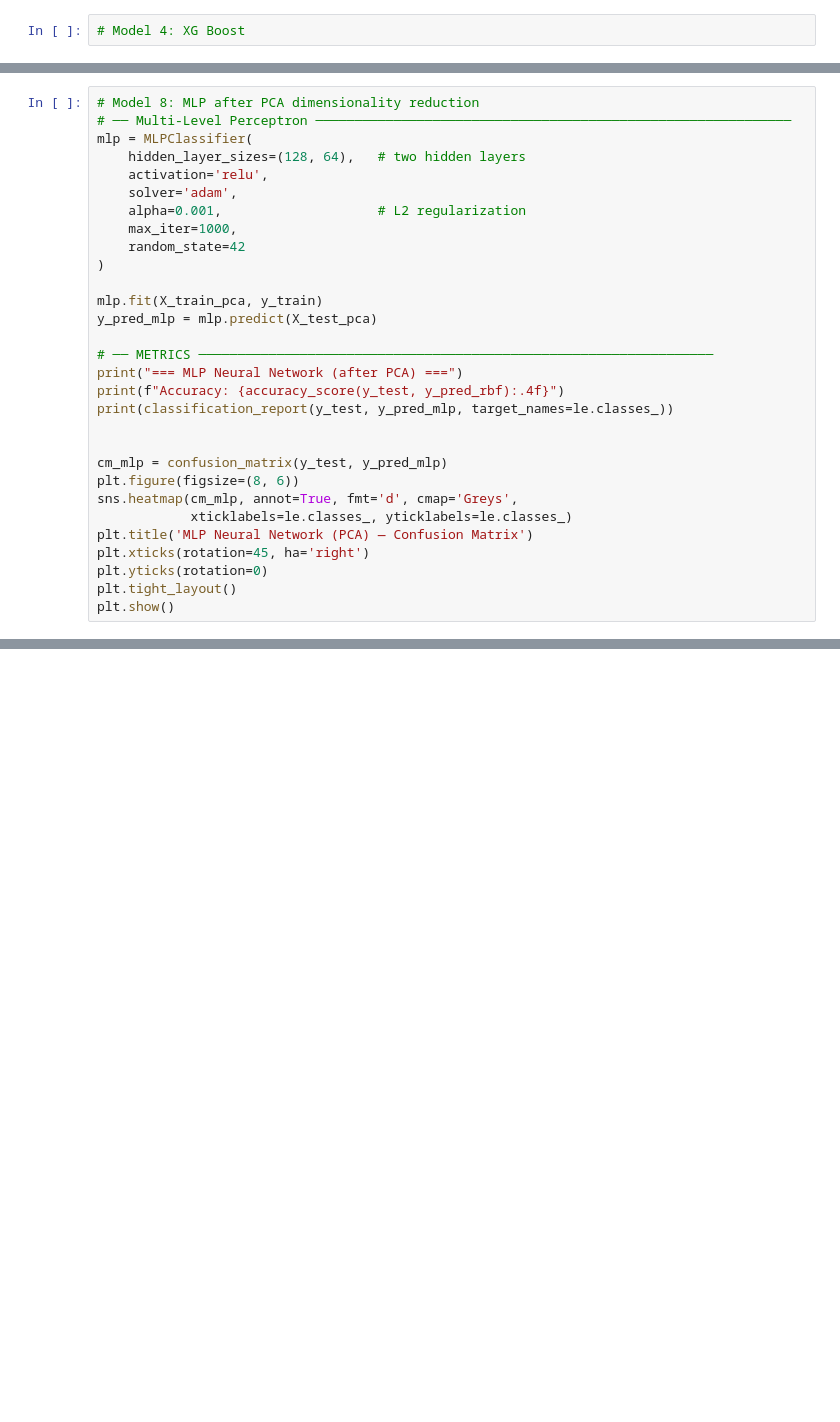
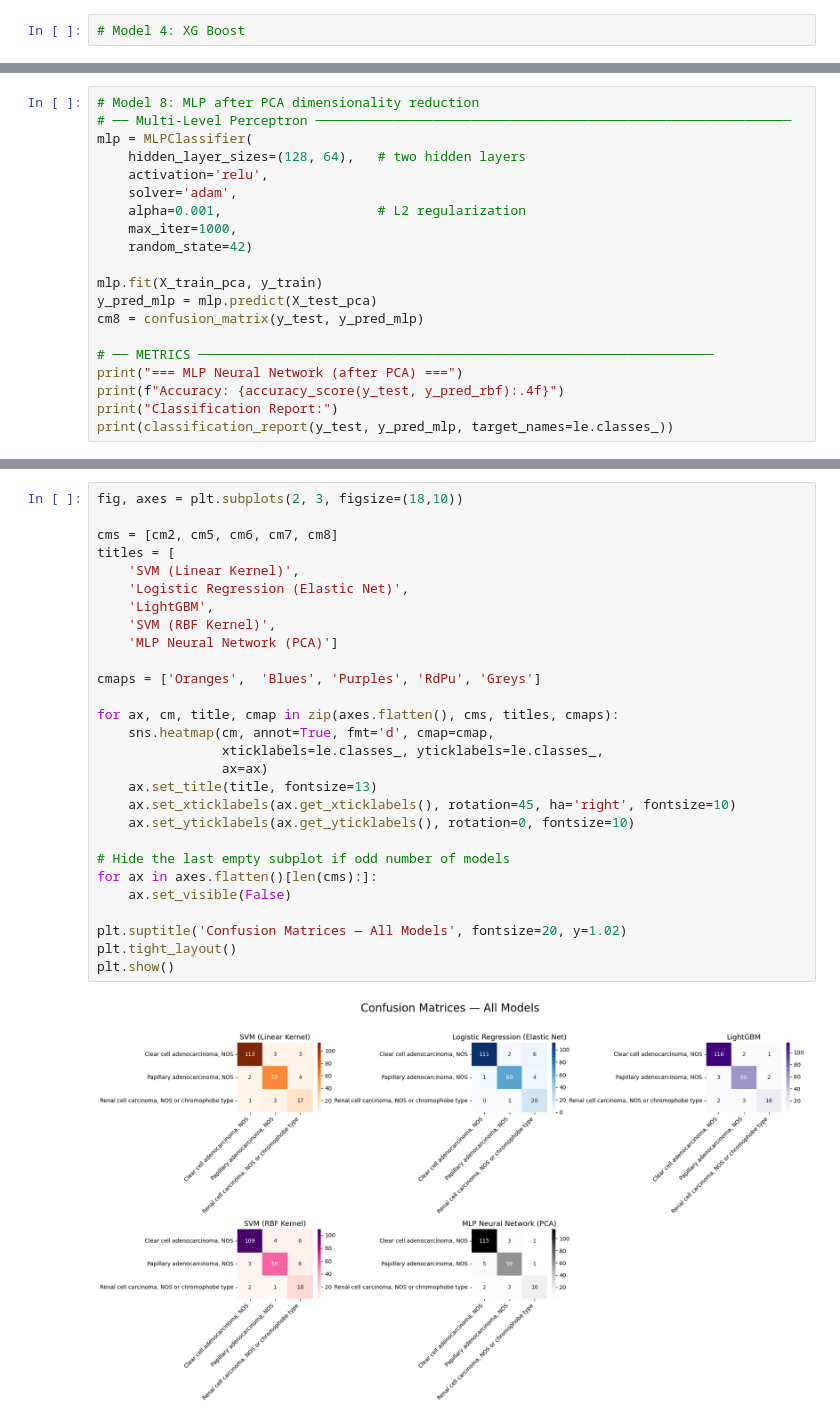
Before and after one commit to emaanpirzada/Kidney_MachineLearning, a Jupyter notebook: Final.ipynb, the cells around one changed output, grey strips where cells are left out. Cells and saved outputs as stored; diff of their text form; blank space fills up the shorter version.

Commit message:
Edited generated graphs

```diff
--- a/Final.ipynb
+++ b/Final.ipynb
@@ -351,27 +317,17 @@ mlp = MLPClassifier(
     solver='adam',
     alpha=0.001,                    # L2 regularization
     max_iter=1000,
-    random_state=42
-)
+    random_state=42)
 
 mlp.fit(X_train_pca, y_train)
 y_pred_mlp = mlp.predict(X_test_pca)
+cm8 = confusion_matrix(y_test, y_pred_mlp)
 
 # ── METRICS ──────────────────────────────────────────────────────────────────
 print("=== MLP Neural Network (after PCA) ===")
 print(f"Accuracy: {accuracy_score(y_test, y_pred_rbf):.4f}")
+print("Classification Report:")
 print(classification_report(y_test, y_pred_mlp, target_names=le.classes_))
-
-
-cm_mlp = confusion_matrix(y_test, y_pred_mlp)
-plt.figure(figsize=(8, 6))
-sns.heatmap(cm_mlp, annot=True, fmt='d', cmap='Greys',
-            xticklabels=le.classes_, yticklabels=le.classes_)
-plt.title('MLP Neural Network (PCA) — Confusion Matrix')
-plt.xticks(rotation=45, ha='right')
-plt.yticks(rotation=0)
-plt.tight_layout()
-plt.show()
 # %% [output]
 === MLP Neural Network (after PCA) ===
 Accuracy: 0.8927
@@ -387,0 +344,30 @@ Renal cell carcinoma, NOS or chromophobe type       0.89      0.76      0.82
+# %%
+fig, axes = plt.subplots(2, 3, figsize=(18,10))
+
+cms = [cm2, cm5, cm6, cm7, cm8]
+titles = [
+    'SVM (Linear Kernel)',
+    'Logistic Regression (Elastic Net)',
+    'LightGBM',
+    'SVM (RBF Kernel)',
+    'MLP Neural Network (PCA)']
+
+cmaps = ['Oranges',  'Blues', 'Purples', 'RdPu', 'Greys']
+
+for ax, cm, title, cmap in zip(axes.flatten(), cms, titles, cmaps):
+    sns.heatmap(cm, annot=True, fmt='d', cmap=cmap,
+                xticklabels=le.classes_, yticklabels=le.classes_,
+                ax=ax)
+    ax.set_title(title, fontsize=13)
+    ax.set_xticklabels(ax.get_xticklabels(), rotation=45, ha='right', fontsize=10)
+    ax.set_yticklabels(ax.get_yticklabels(), rotation=0, fontsize=10)
+
+# Hide the last empty subplot if odd number of models
+for ax in axes.flatten()[len(cms):]:
+    ax.set_visible(False)
+
+plt.suptitle('Confusion Matrices — All Models', fontsize=20, y=1.02)
+plt.tight_layout()
+plt.show()
+# %% [output]
+[figure, added]
```
Also changed, not shown: parts of 5 cells of this notebook.
